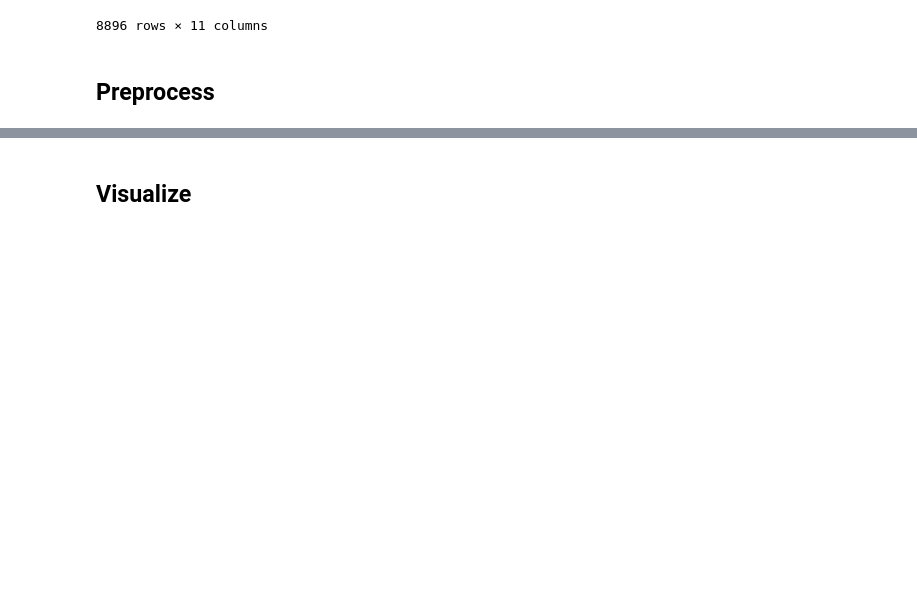
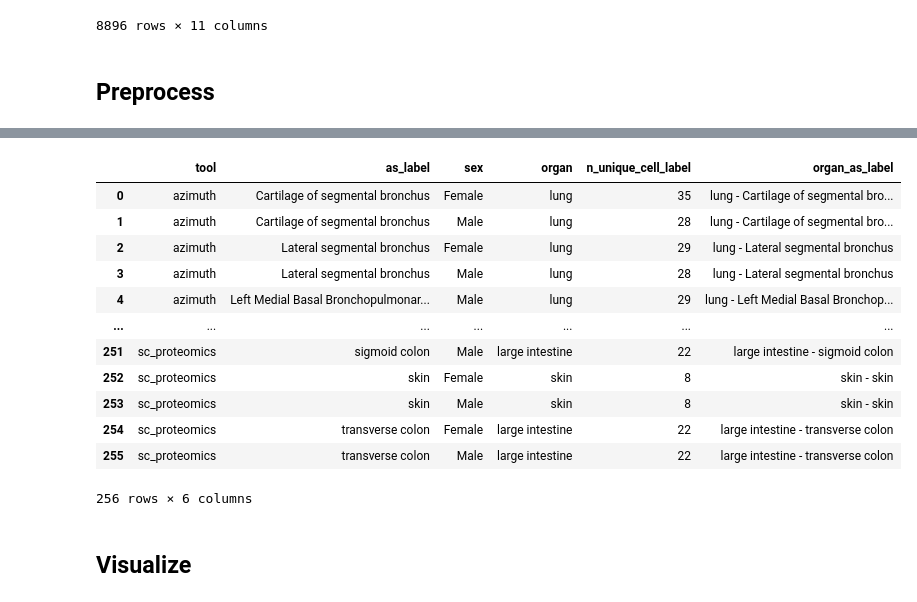
Before and after one commit to cns-iu/ctann-data-descriptor, a Jupyter notebook: figures/fig-as-pop.ipynb, the cells around one changed output, grey strips where cells are left out. Saved outputs shown, nothing was run; the diff lists cells and outputs as text; code cells hidden in the pictures; blank space fills up the shorter version.

```diff
--- a/figures/fig-as-pop.ipynb
+++ b/figures/fig-as-pop.ipynb
@@ -94,3 +95,29 @@ new_df
+# %%
+# add organ label to AS label
+new_df['organ_as_label'] = new_df['organ'] + ' - ' + new_df['as_label']
+
+new_df['organ_as_label'] = pd.Categorical(
+    new_df['organ_as_label'],
+    categories=sorted(new_df["organ_as_label"].unique()),
+    ordered=True
+    )
+
+# new_df['organ_as_label'] = new_df['organ_as_label'].str.lower()
+new_df
+# %% [output]
+|  | tool | as_label | sex | organ | n_unique_cell_label | organ_as_label |
+| 0 | azimuth | Cartilage of segmental bronchus | Female | lung | 35 | lung - Cartilage of segmental bro... |
+| 1 | azimuth | Cartilage of segmental bronchus | Male | lung | 28 | lung - Cartilage of segmental bro... |
+| 2 | azimuth | Lateral segmental bronchus | Female | lung | 29 | lung - Lateral segmental bronchus |
+| 3 | azimuth | Lateral segmental bronchus | Male | lung | 28 | lung - Lateral segmental bronchus |
+| 4 | azimuth | Left Medial Basal Bronchopulmonar... | Male | lung | 29 | lung - Left Medial Basal Bronchop... |
+| ... | ... | ... | ... | ... | ... | ... |
+| 251 | sc_proteomics | sigmoid colon | Male | large intestine | 22 | large intestine - sigmoid colon |
+| 252 | sc_proteomics | skin | Female | skin | 8 | skin - skin |
+| 253 | sc_proteomics | skin | Male | skin | 8 | skin - skin |
+| 254 | sc_proteomics | transverse colon | Female | large intestine | 22 | large intestine - transverse colon |
+| 255 | sc_proteomics | transverse colon | Male | large intestine | 22 | large intestine - transverse colon |
+256 rows × 6 columns
 # %% [markdown]
 ## Visualize
 # %%
```
Also changed, not shown: parts of 2 cells of this notebook.
